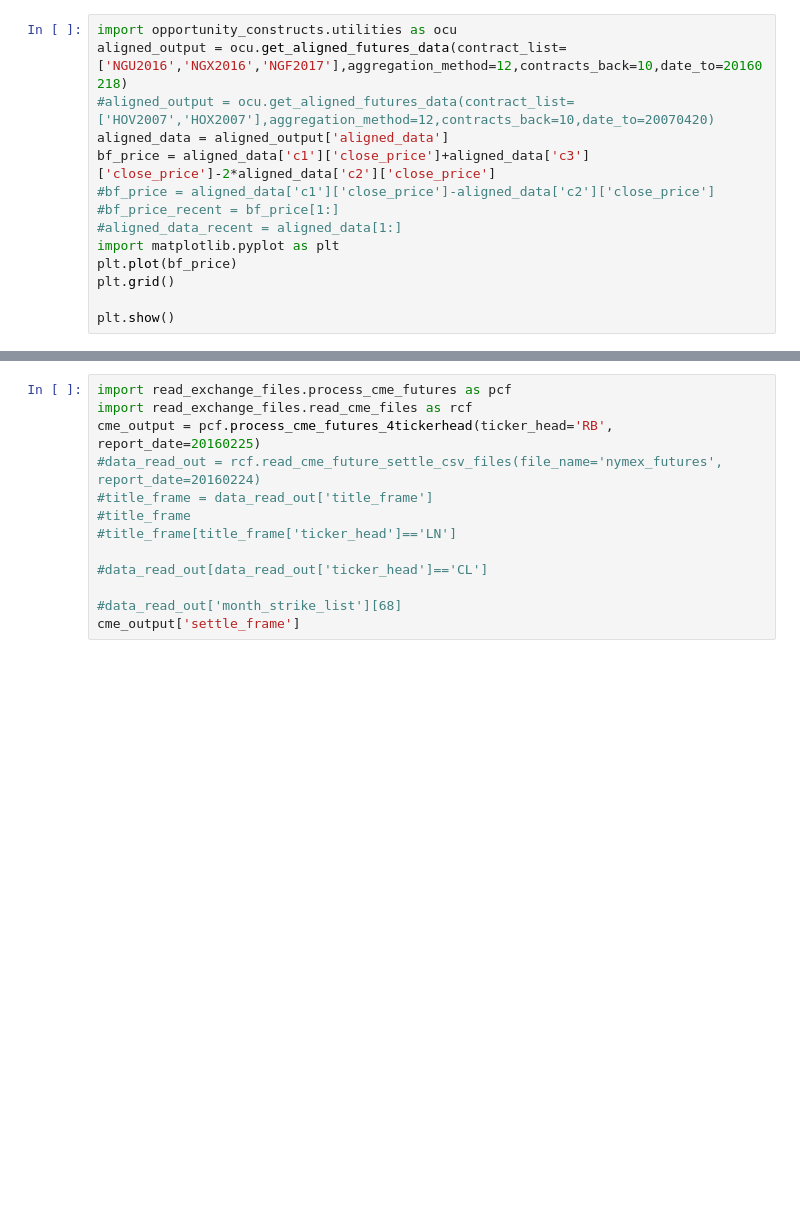
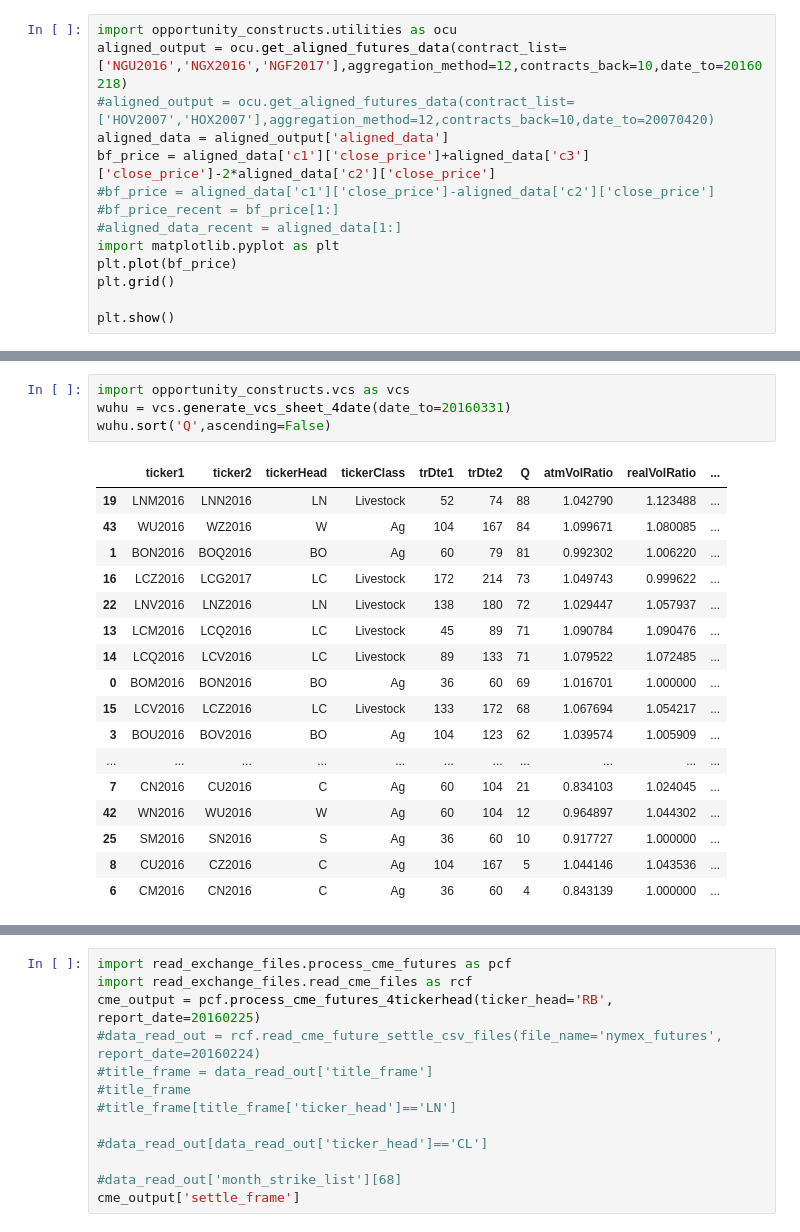
Before and after one commit to d0p34m1n3/repo_barbarossa, a Jupyter notebook: PycharmProjects/quandl/Untitled.ipynb, the cells around one changed output, grey strips where cells are left out. Cells and saved outputs as stored; diff of their text form; blank space fills up the shorter version.

```diff
--- a/PycharmProjects/quandl/Untitled.ipynb
+++ b/PycharmProjects/quandl/Untitled.ipynb
@@ -241,0 +144,22 @@ set(ticker_head_list)-set(new_list)
+# %%
+import opportunity_constructs.vcs as vcs
+wuhu = vcs.generate_vcs_sheet_4date(date_to=20160331)
+wuhu.sort('Q',ascending=False)
+# %% [output]
+|  | ticker1 | ticker2 | tickerHead | tickerClass | trDte1 | trDte2 | Q | atmVolRatio | realVolRatio | ... |
+| 19 | LNM2016 | LNN2016 | LN | Livestock | 52 | 74 | 88 | 1.042790 | 1.123488 | ... |
+| 43 | WU2016 | WZ2016 | W | Ag | 104 | 167 | 84 | 1.099671 | 1.080085 | ... |
+| 1 | BON2016 | BOQ2016 | BO | Ag | 60 | 79 | 81 | 0.992302 | 1.006220 | ... |
+| 16 | LCZ2016 | LCG2017 | LC | Livestock | 172 | 214 | 73 | 1.049743 | 0.999622 | ... |
+| 22 | LNV2016 | LNZ2016 | LN | Livestock | 138 | 180 | 72 | 1.029447 | 1.057937 | ... |
+| 13 | LCM2016 | LCQ2016 | LC | Livestock | 45 | 89 | 71 | 1.090784 | 1.090476 | ... |
+| 14 | LCQ2016 | LCV2016 | LC | Livestock | 89 | 133 | 71 | 1.079522 | 1.072485 | ... |
+| 0 | BOM2016 | BON2016 | BO | Ag | 36 | 60 | 69 | 1.016701 | 1.000000 | ... |
+| 15 | LCV2016 | LCZ2016 | LC | Livestock | 133 | 172 | 68 | 1.067694 | 1.054217 | ... |
+| 3 | BOU2016 | BOV2016 | BO | Ag | 104 | 123 | 62 | 1.039574 | 1.005909 | ... |
+| ... | ... | ... | ... | ... | ... | ... | ... | ... | ... | ... |
+| 7 | CN2016 | CU2016 | C | Ag | 60 | 104 | 21 | 0.834103 | 1.024045 | ... |
+| 42 | WN2016 | WU2016 | W | Ag | 60 | 104 | 12 | 0.964897 | 1.044302 | ... |
+| 25 | SM2016 | SN2016 | S | Ag | 36 | 60 | 10 | 0.917727 | 1.000000 | ... |
+| 8 | CU2016 | CZ2016 | C | Ag | 104 | 167 | 5 | 1.044146 | 1.043536 | ... |
+| 6 | CM2016 | CN2016 | C | Ag | 36 | 60 | 4 | 0.843139 | 1.000000 | ... |
```
Also changed, not shown: parts of 62 cells of this notebook, 19 other files.
